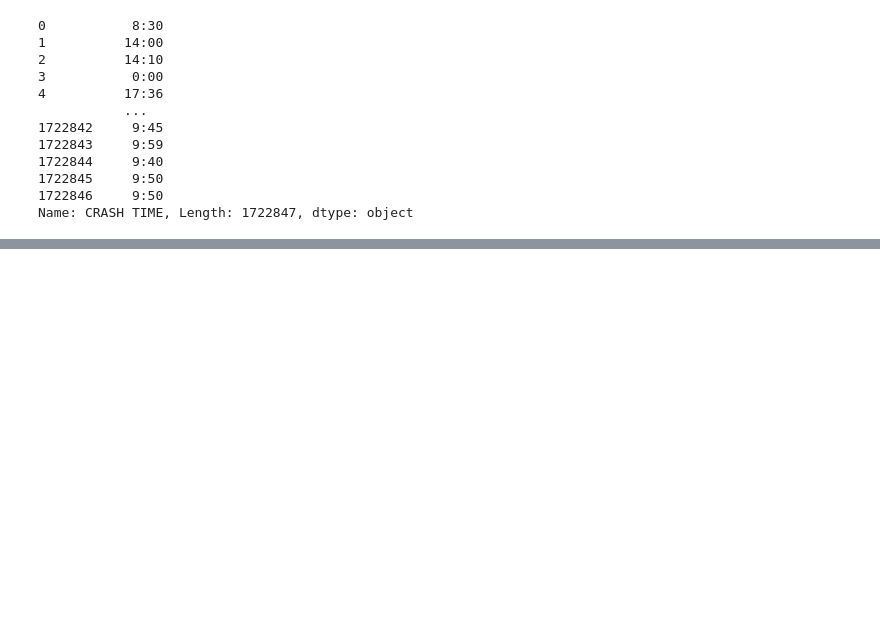
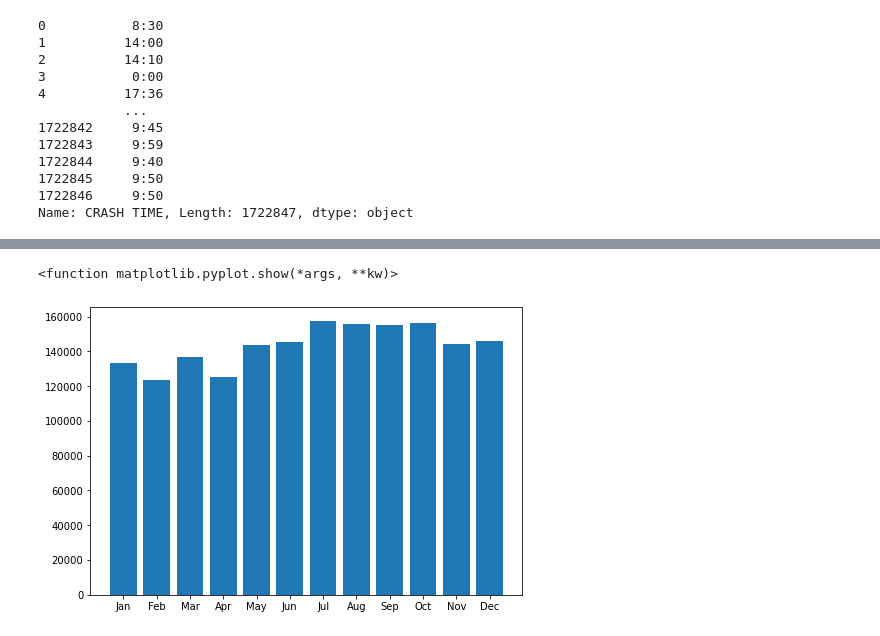
Before and after one commit to mlm52/CS301SECT101-NYC-PROJECT, a Jupyter notebook: CrashTimes.ipynb, the cells around one changed output, grey strips where cells are left out. Saved outputs shown, nothing was run; the diff lists cells and outputs as text; code cells hidden in the pictures; blank space fills up the shorter version.

```diff
--- a/CrashTimes.ipynb
+++ b/CrashTimes.ipynb
@@ -52,0 +96,9 @@ Name: CRASH TIME, Length: 1722847, dtype: object
+# %%
+fig = plt.figure()
+ax = fig.add_axes([0, 0, 1, 1])
+month = ["Jan", "Feb", "Mar", "Apr", "May", "Jun", "Jul", "Aug", "Sep", "Oct", "Nov", "Dec"]
+ax.bar(month, crash_dates_grouped)
+plt.show
+# %% [output]
+<function matplotlib.pyplot.show(*args, **kw)>
+[figure, added]
```
Also changed, not shown: parts of 4 cells of this notebook.
